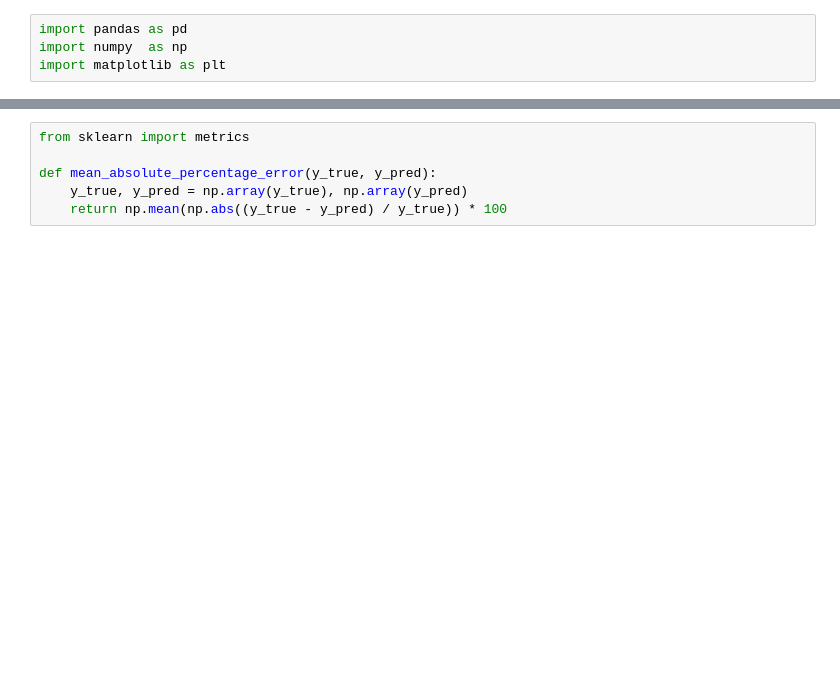
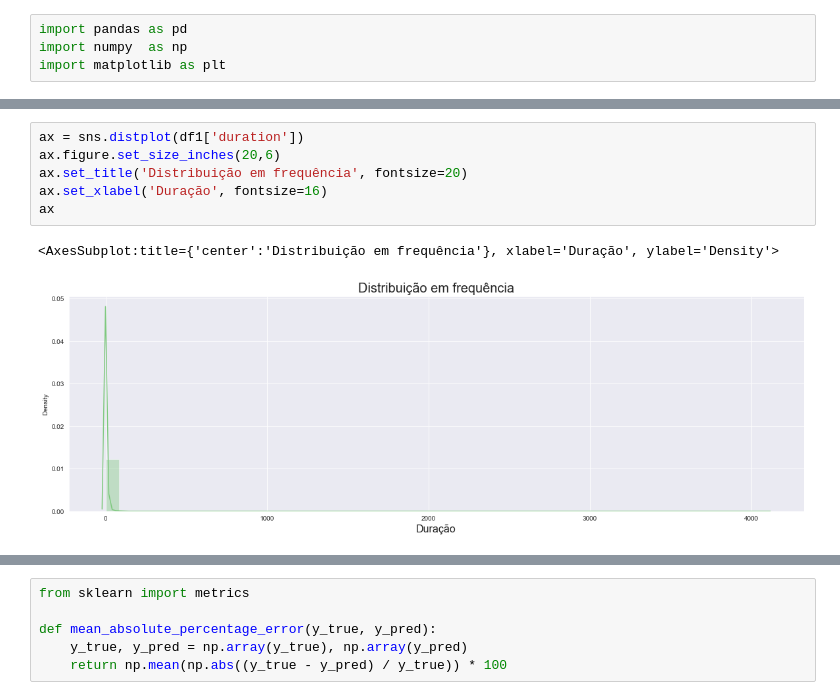
Before and after one commit to luanrsiqueira/cuda_project, a Jupyter notebook: teste.ipynb, the cells around one changed output, grey strips where cells are left out. Saved outputs shown, nothing was run; the diff lists cells and outputs as text; blank space fills up the shorter version.

```diff
--- a/teste.ipynb
+++ b/teste.ipynb
@@ -4,0 +24,9 @@ import matplotlib as plt
+# %%
+ax = sns.distplot(df1['duration'])
+ax.figure.set_size_inches(20,6)
+ax.set_title('Distribuição em frequência', fontsize=20)
+ax.set_xlabel('Duração', fontsize=16)
+ax
+# %% [output]
+<AxesSubplot:title={'center':'Distribuição em frequência'}, xlabel='Duração', ylabel='Density'>
+[figure, added]
```
Also changed, not shown: parts of 10 cells of this notebook, 12 other files.
